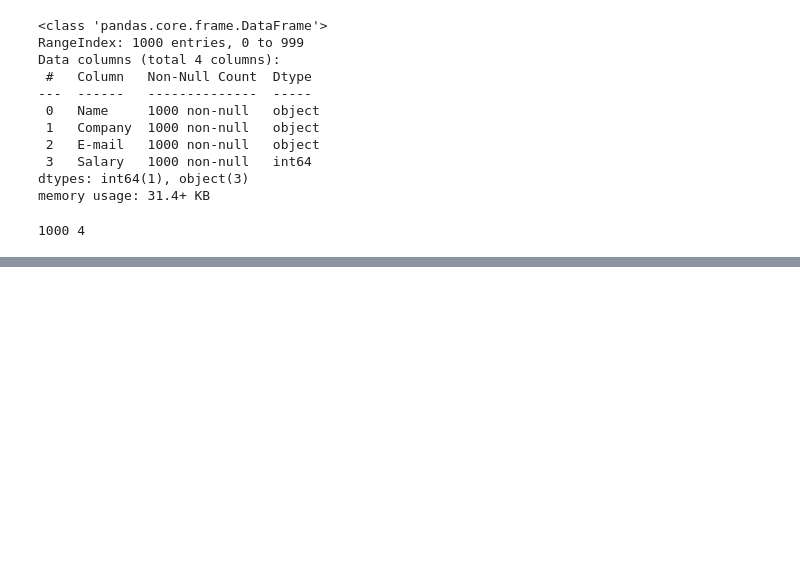
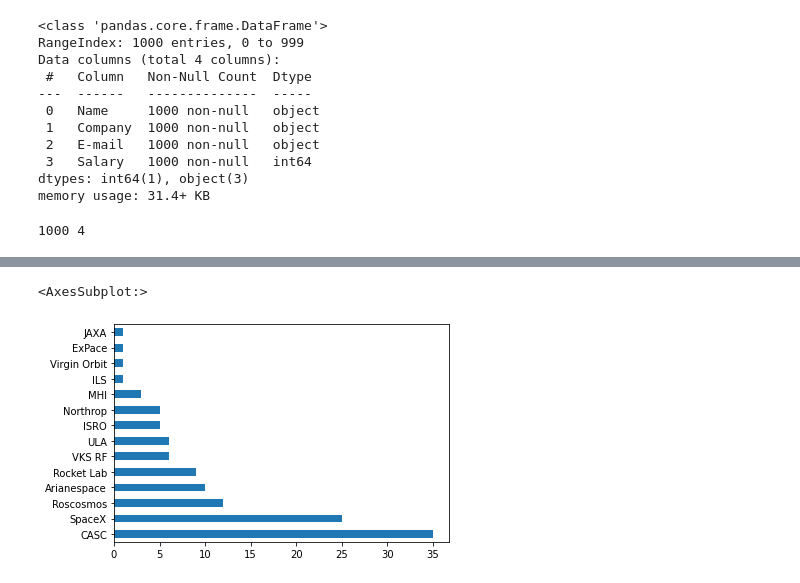
Before and after one commit to chlazaris/pandas_training, a Jupyter notebook: Pandas_Training.ipynb, the cells around one changed output, grey strips where cells are left out. Cells and saved outputs as stored; diff of their text form; code cells hidden in the pictures; blank space fills up the shorter version.

```diff
--- a/Pandas_Training.ipynb
+++ b/Pandas_Training.ipynb
@@ -1538,0 +1580,5 @@ print(nrow, ncol)
+# %%
+space['Company Name'].value_counts().plot(kind='barh')
+# %% [output]
+<AxesSubplot:>
+[figure, added]
```
Also changed, not shown: parts of 8 cells of this notebook.
